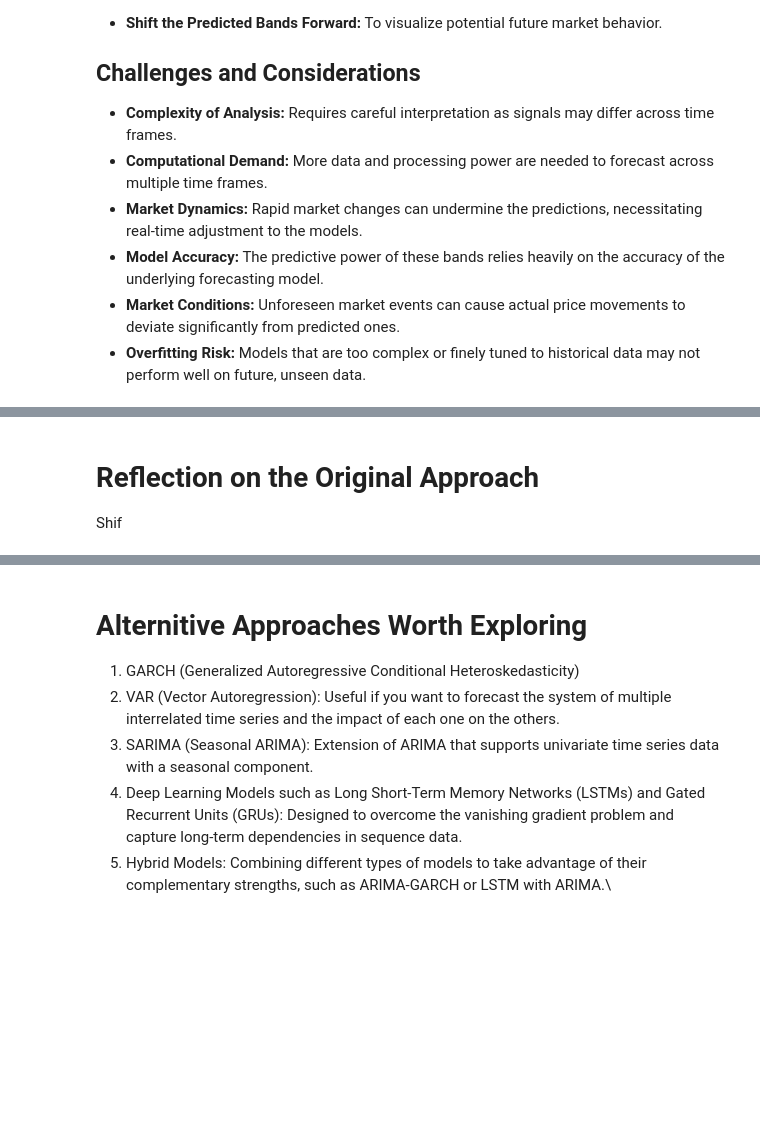
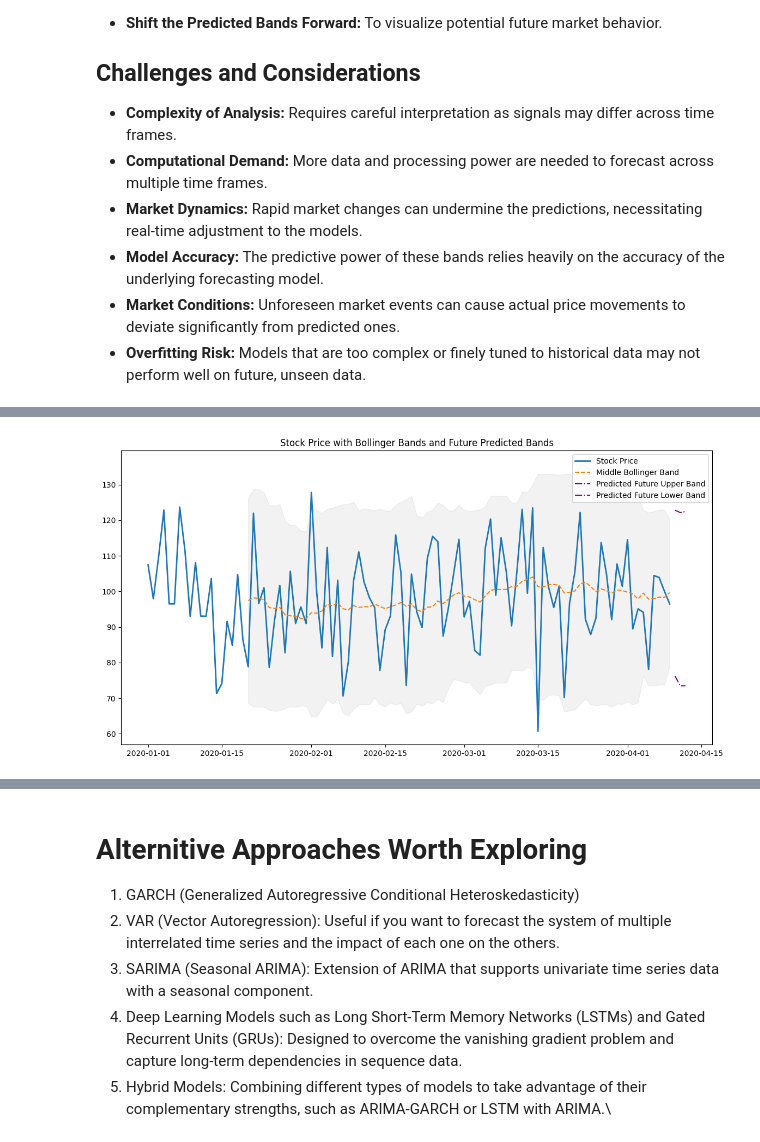
Before and after one commit to HansUXdev/DSportfolio, a Jupyter notebook: QuantitativeFinance/TA/PredictiveBolingerBands.ipynb, the cells around one changed output, grey strips where cells are left out. Saved outputs shown, nothing was run; the diff lists cells and outputs as text; code cells hidden in the pictures; blank space fills up the shorter version.

```diff
--- a/QuantitativeFinance/TA/PredictiveBolingerBands.ipynb
+++ b/QuantitativeFinance/TA/PredictiveBolingerBands.ipynb
@@ -163,3 +114,43 @@ plot_bollinger_bands(prices.index, prices, upper_band, middle_band, lower_band,
-# %% [markdown]
-# Reflection on the Original Approach
-Shif
+# %%
+# Sample data creation: Let's create a DataFrame to simulate stock price data
+np.random.seed(42)
+dates = pd.date_range('2020-01-01', periods=100, freq='D')
+prices = pd.Series(np.random.normal(100, 15, size=len(dates)), index=dates)
+
+# Calculate the SMA for period 20
+sma20 = moving_average(prices, ma_type="SMA", period=20)
+
+# Compute Bollinger Bands for period 20 with 2 standard deviations
+upper_band, middle_band, lower_band = bollinger_bands(prices, period=20, num_std=2)
+
+# Predict the SMA for 3 periods ahead
+predicted_sma = predict_moving_average(prices, period=3)
+
+# Generate future dates for the prediction, beyond the last date of the known prices
+num_future_periods = 3  # For example, let's predict 3 future periods
+future_dates = pd.date_range(start=prices.index[-1], periods=num_future_periods + 1, freq='D')[1:]
+
+# Calculate the predictive bands for 3 periods ahead
+predicted_upper_band, predicted_middle_band, predicted_lower_band = calculate_predictive_bands(prices, period=20, num_std=2, shift_periods=num_future_periods)
+
+# Trim the predicted bands to include only the last 'num_future_periods' values
+valid_future_upper = predicted_upper_band.iloc[-num_future_periods:]
+valid_future_lower = predicted_lower_band.iloc[-num_future_periods:]
+valid_future_dates = future_dates[:len(valid_future_upper)]
+
+# Plot only the future part of the predictive bands, discarding any NaN values
+plt.figure(figsize=(14, 7))
+plt.plot(prices.index, prices, label='Stock Price', linewidth=2)
+plt.plot(middle_band.index, middle_band, label='Middle Bollinger Band', linestyle='--')
+
+# Ensure that only the future, non-NaN part of the predictive bands is plotted
+# We also ensure that future dates are aligned with the future bands' values
+plt.plot(valid_future_dates, valid_future_upper, label='Predicted Future Upper Band', linestyle='-.', color='purple')
+plt.plot(valid_future_dates, valid_future_lower, label='Predicted Future Lower Band', linestyle='-.', color='purple')
+
+plt.fill_between(middle_band.index, lower_band, upper_band, color='grey', alpha=0.1)
+plt.title('Stock Price with Bollinger Bands and Future Predicted Bands')
+plt.legend()
+plt.show()
+# %% [output]
+[figure, added]
```
Also changed, not shown: parts of 5 cells of this notebook, 3 other files.
